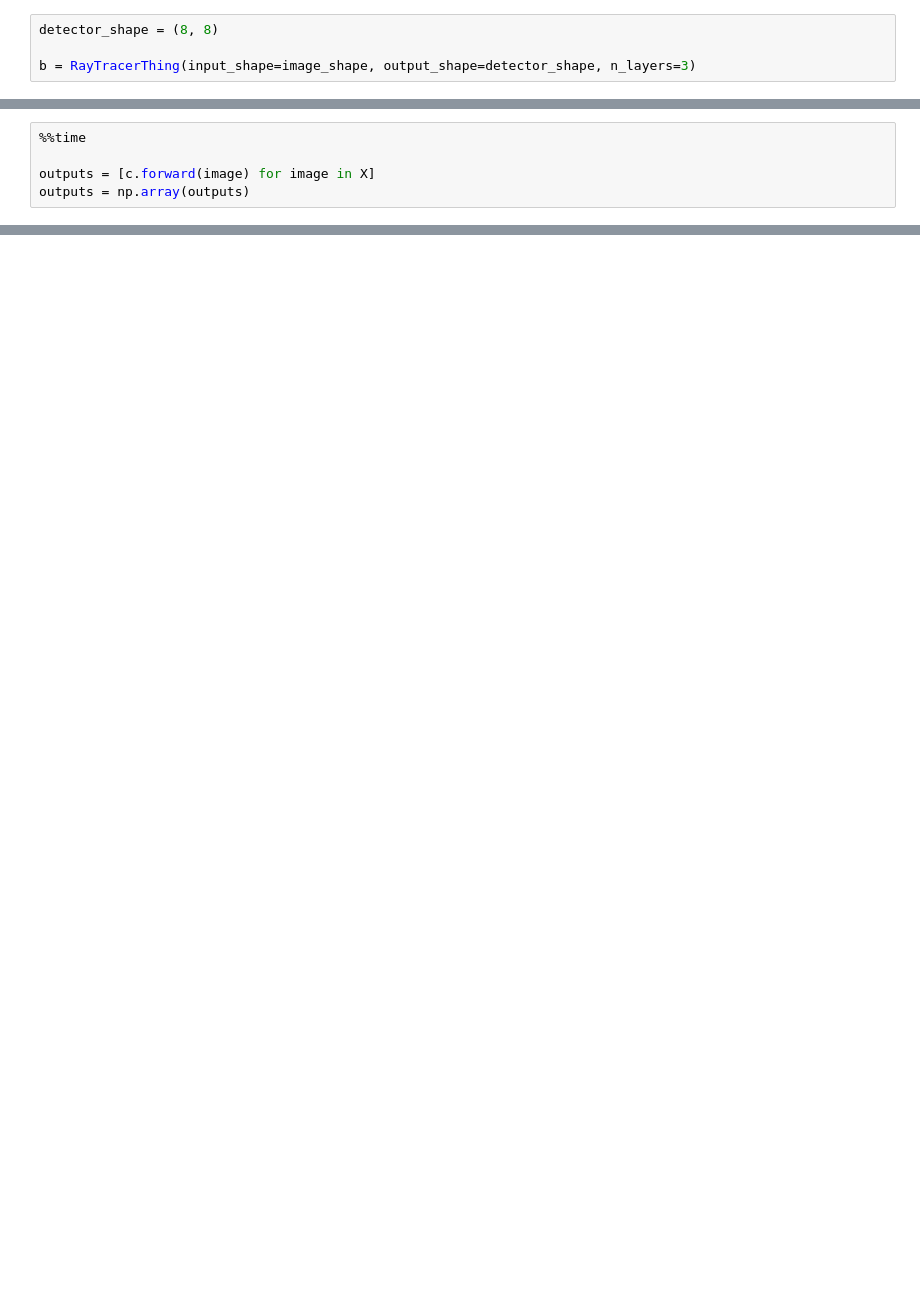
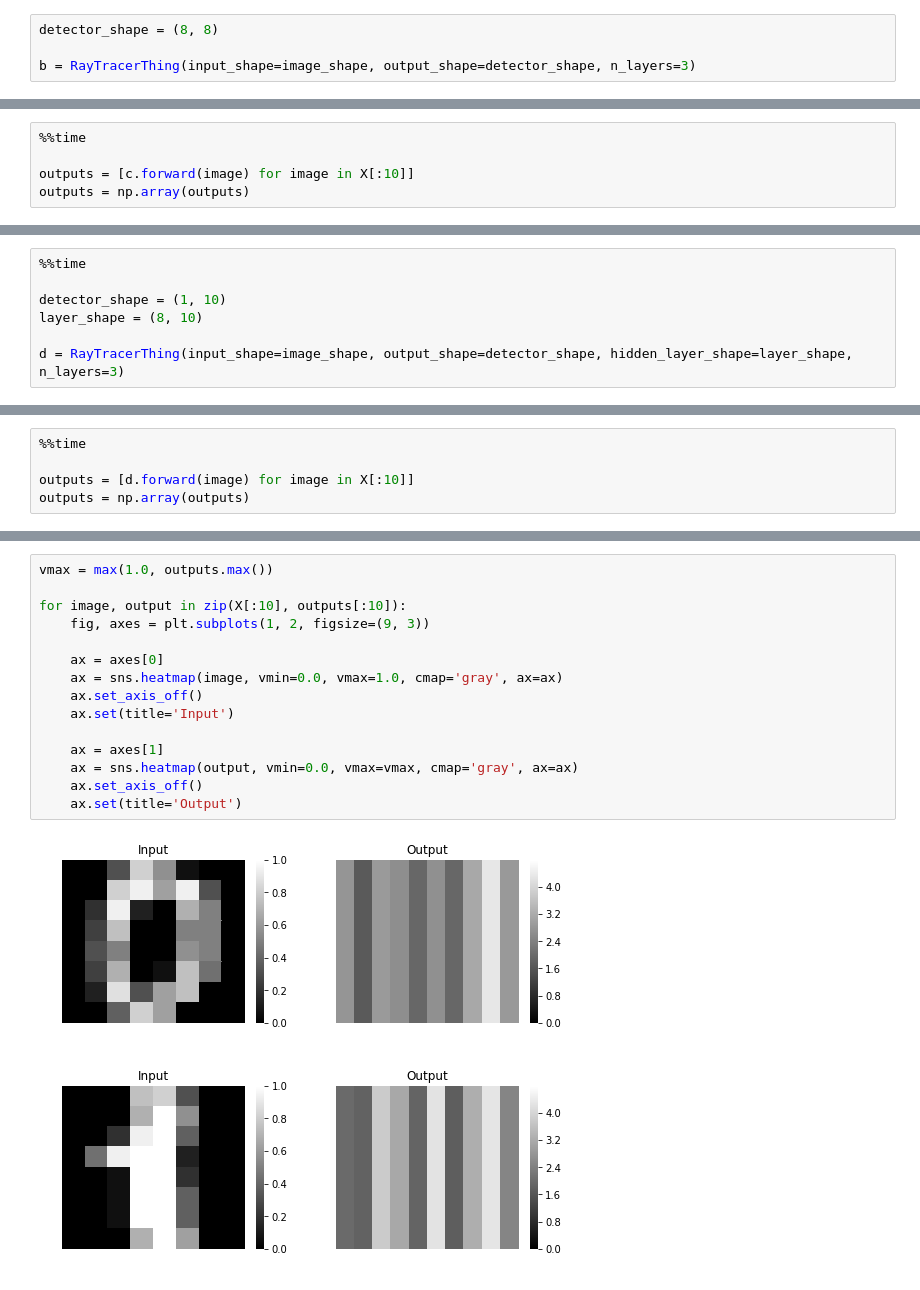
Before and after one commit to AnthonyDickson/summer-bursary-2018, a Jupyter notebook: Experiments.ipynb, the cells around one changed output, grey strips where cells are left out. Saved outputs shown, nothing was run; the diff lists cells and outputs as text; blank space fills up the shorter version.

```diff
--- a/Experiments.ipynb
+++ b/Experiments.ipynb
@@ -115,5 +113,5 @@ TypeError: 'NoneType' object is not subscriptable
 # %%
 %%time
 
-outputs = [c.forward(image) for image in X]
+outputs = [c.forward(image) for image in X[:10]]
 outputs = np.array(outputs)
@@ -134,0 +147,7 @@ for image, output in zip(X[:10], outputs[:10]):
+# %%
+%%time
+
+detector_shape = (1, 10)
+layer_shape = (8, 10)
+
+d = RayTracerThing(input_shape=image_shape, output_shape=detector_shape, hidden_layer_shape=layer_shape, n_layers=3)
@@ -134,0 +157,5 @@ for image, output in zip(X[:10], outputs[:10]):
+# %%
+%%time
+
+outputs = [d.forward(image) for image in X[:10]]
+outputs = np.array(outputs)
@@ -134,0 +165,18 @@ for image, output in zip(X[:10], outputs[:10]):
+# %%
+vmax = max(1.0, outputs.max())
+
+for image, output in zip(X[:10], outputs[:10]):
+    fig, axes = plt.subplots(1, 2, figsize=(9, 3))
+
+    ax = axes[0]
+    ax = sns.heatmap(image, vmin=0.0, vmax=1.0, cmap='gray', ax=ax)
+    ax.set_axis_off()
+    ax.set(title='Input')
+
+    ax = axes[1]
+    ax = sns.heatmap(output, vmin=0.0, vmax=vmax, cmap='gray', ax=ax)
+    ax.set_axis_off()
+    ax.set(title='Output')
+# %% [output]
+[figure, added]
+[figure, added]
```
Also changed, not shown: parts of 10 cells of this notebook, 1 other file.
